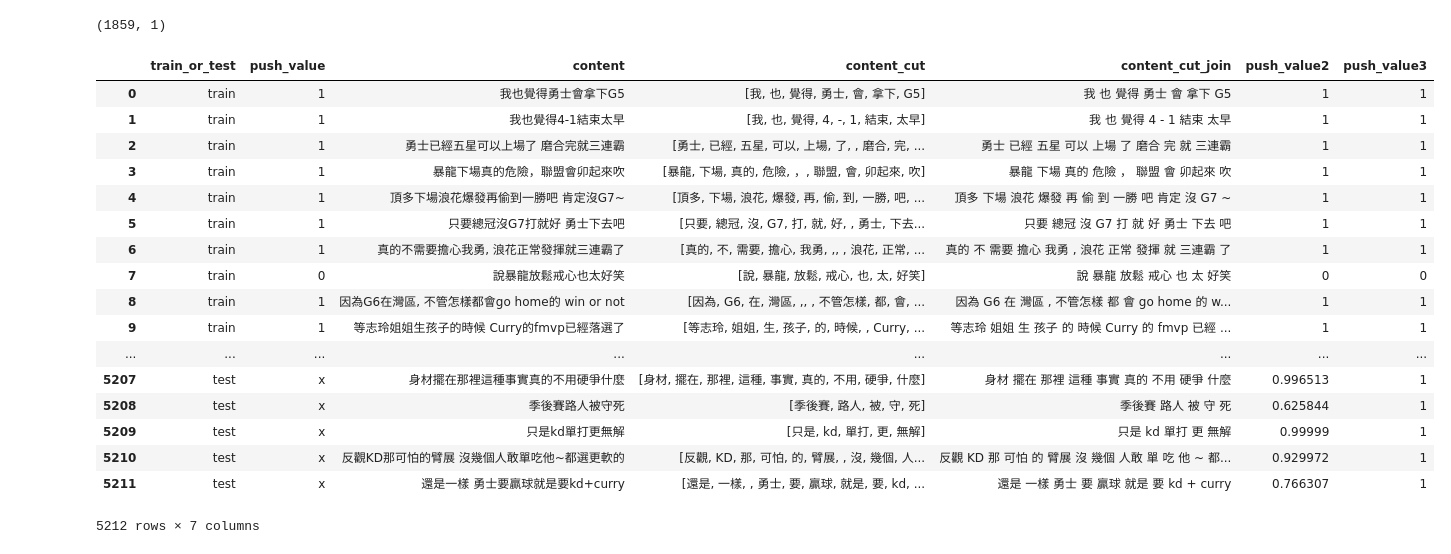
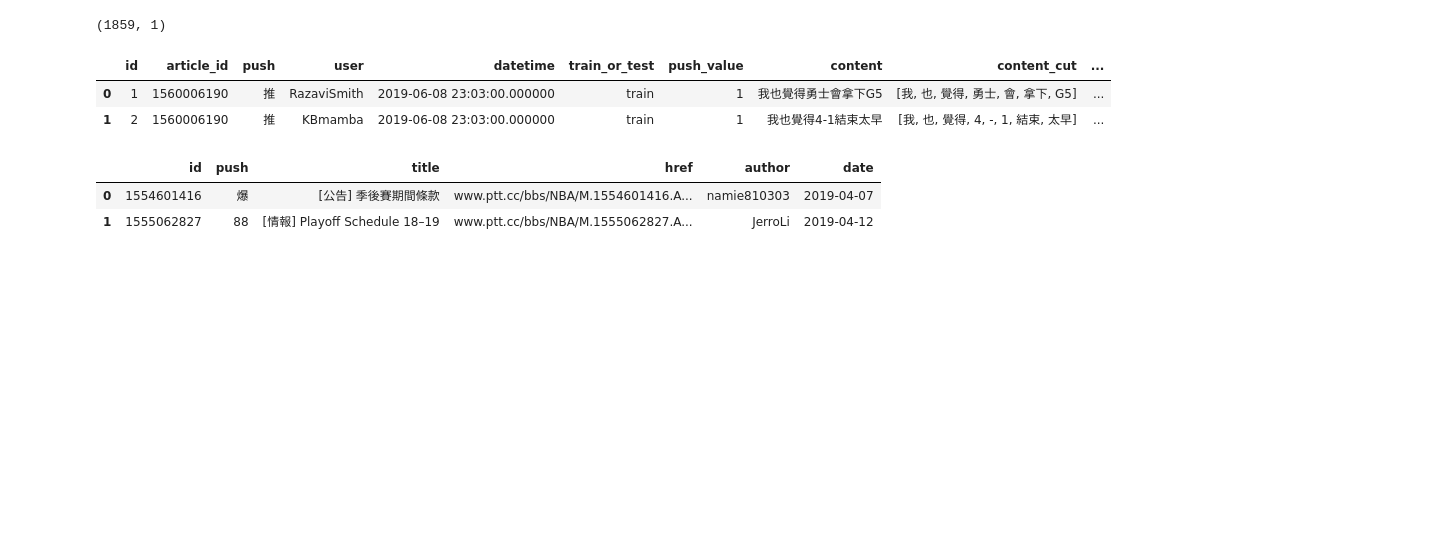
Before and after one commit to z76316/See26, a Jupyter notebook: sentiment-classification/preprocessing.ipynb, the cells around one changed output. Cells and saved outputs as stored; diff of their text form; code cells hidden in the pictures; blank space fills up the shorter version.

```diff
--- a/sentiment-classification/preprocessing.ipynb
+++ b/sentiment-classification/preprocessing.ipynb
@@ -29,12 +27,11 @@ Using TensorFlow backend.
 
 # pushs = pd.read_sql_query(myQuery, engine)
 
-def get_pushs():
+def get_table(db_name='ptt_nba.db',table_name='pushs'):
     myQuery = '''
-    SELECT * FROM pushs
-    '''
+    SELECT * FROM %s
+    '''%(table_name)
 
-    db_name = 'ptt_nba.db'
     path=os.path.join('..','crawler',db_name)
     url = 'sqlite:///%s'%(path)
 
@@ -43,7 +40,7 @@ def get_pushs():
     pushs = pd.read_sql_query(myQuery, engine)
     return pushs
 
-pushs=get_pushs()
+pushs=get_table(db_name='ptt_nba.db',table_name='pushs')
 pushs.head()
 # %% [output]
 |  | id | article_id | push | user | content | datetime |
@@ -73,7 +70,8 @@ def get_push_value(x):
 def process_pushs(pushs):
     pushs['train_or_test'] = pushs['push'].apply(lambda x: train_or_test(x))
     pushs['push_value'] = pushs['push'].apply(lambda x: get_push_value(x))
-    pushs = pushs[['train_or_test','push_value','content']]
+    columns=['id', 'article_id', 'push', 'user', 'datetime', 'train_or_test', 'push_value', 'content']
+    pushs = pushs[columns]
     return pushs
 
 pushs_process=process_pushs(pushs)
@@ -345,43 +343,35 @@ y_test.shape
 # %%
 # pushs_test['push_value2']=y_test
 # pushs_test['push_value3']=pushs_test['push_value2'].apply(lambda x: int(round(x)))
 # pushs_test
 
 # pushs_train['push_value2']=pushs_train['push_value']
 # pushs_train['push_value3']=pushs_train['push_value']
 # pushs_train
 
 # pushs_all_after_process = pushs_train.append(pushs_test)
 # pushs_all_after_process = pushs_all_after_process.reset_index(drop=True)
 # pushs_all_after_process
 
 def get_pushs_all_after_process(pushs_train,pushs_test,y_test):
     pushs_test['push_value2']=y_test
     pushs_test['push_value3']=pushs_test['push_value2'].apply(lambda x: int(round(x)))
     pushs_train['push_value2']=pushs_train['push_value']
     pushs_train['push_value3']=pushs_train['push_value']
     pushs_all_after_process = pushs_train.append(pushs_test)
     pushs_all_after_process = pushs_all_after_process.reset_index(drop=True)
     return pushs_all_after_process
 
 pushs_all_after_process=get_pushs_all_after_process(pushs_train,pushs_test,y_test)
-pushs_all_after_process
+pushs_all_after_process.head(2)
 # %% [output]
-|  | train_or_test | push_value | content | content_cut | content_cut_join | push_value2 | push_value3 |
-| 0 | train | 1 | 我也覺得勇士會拿下G5 | [我, 也, 覺得, 勇士, 會, 拿下, G5] | 我 也 覺得 勇士 會 拿下 G5 | 1 | 1 |
-| 1 | train | 1 | 我也覺得4-1結束太早 | [我, 也, 覺得, 4, -, 1, 結束, 太早] | 我 也 覺得 4 - 1 結束 太早 | 1 | 1 |
-| 2 | train | 1 | 勇士已經五星可以上場了 磨合完就三連霸 | [勇士, 已經, 五星, 可以, 上場, 了, , 磨合, 完, ... | 勇士 已經 五星 可以 上場 了 磨合 完 就 三連霸 | 1 | 1 |
-| 3 | train | 1 | 暴龍下場真的危險，聯盟會卯起來吹 | [暴龍, 下場, 真的, 危險, ，, 聯盟, 會, 卯起來, 吹] | 暴龍 下場 真的 危險 ， 聯盟 會 卯起來 吹 | 1 | 1 |
-| 4 | train | 1 | 頂多下場浪花爆發再偷到一勝吧 肯定沒G7~ | [頂多, 下場, 浪花, 爆發, 再, 偷, 到, 一勝, 吧, ... | 頂多 下場 浪花 爆發 再 偷 到 一勝 吧 肯定 沒 G7 ~ | 1 | 1 |
-| 5 | train | 1 | 只要總冠沒G7打就好 勇士下去吧 | [只要, 總冠, 沒, G7, 打, 就, 好, , 勇士, 下去... | 只要 總冠 沒 G7 打 就 好 勇士 下去 吧 | 1 | 1 |
-| 6 | train | 1 | 真的不需要擔心我勇, 浪花正常發揮就三連霸了 | [真的, 不, 需要, 擔心, 我勇, ,, , 浪花, 正常, ... | 真的 不 需要 擔心 我勇 , 浪花 正常 發揮 就 三連霸 了 | 1 | 1 |
-| 7 | train | 0 | 說暴龍放鬆戒心也太好笑 | [說, 暴龍, 放鬆, 戒心, 也, 太, 好笑] | 說 暴龍 放鬆 戒心 也 太 好笑 | 0 | 0 |
-| 8 | train | 1 | 因為G6在灣區, 不管怎樣都會go home的 win or not | [因為, G6, 在, 灣區, ,, , 不管怎樣, 都, 會, ... | 因為 G6 在 灣區 , 不管怎樣 都 會 go home 的 w... | 1 | 1 |
-| 9 | train | 1 | 等志玲姐姐生孩子的時候 Curry的fmvp已經落選了 | [等志玲, 姐姐, 生, 孩子, 的, 時候, , Curry, ... | 等志玲 姐姐 生 孩子 的 時候 Curry 的 fmvp 已經 ... | 1 | 1 |
-| ... | ... | ... | ... | ... | ... | ... | ... |
-| 5207 | test | x | 身材擺在那裡這種事實真的不用硬爭什麼 | [身材, 擺在, 那裡, 這種, 事實, 真的, 不用, 硬爭, 什麼] | 身材 擺在 那裡 這種 事實 真的 不用 硬爭 什麼 | 0.996513 | 1 |
-| 5208 | test | x | 季後賽路人被守死 | [季後賽, 路人, 被, 守, 死] | 季後賽 路人 被 守 死 | 0.625844 | 1 |
-| 5209 | test | x | 只是kd單打更無解 | [只是, kd, 單打, 更, 無解] | 只是 kd 單打 更 無解 | 0.99999 | 1 |
-| 5210 | test | x | 反觀KD那可怕的臂展 沒幾個人敢單吃他~都選更軟的 | [反觀, KD, 那, 可怕, 的, 臂展, , 沒, 幾個, 人... | 反觀 KD 那 可怕 的 臂展 沒 幾個 人敢 單 吃 他 ~ 都... | 0.929972 | 1 |
-| 5211 | test | x | 還是一樣 勇士要贏球就是要kd+curry | [還是, 一樣, , 勇士, 要, 贏球, 就是, 要, kd, ... | 還是 一樣 勇士 要 贏球 就是 要 kd + curry | 0.766307 | 1 |
+|  | id | article_id | push | user | datetime | train_or_test | push_value | content | content_cut | ... |
+| 0 | 1 | 1560006190 | 推 | RazaviSmith | 2019-06-08 23:03:00.000000 | train | 1 | 我也覺得勇士會拿下G5 | [我, 也, 覺得, 勇士, 會, 拿下, G5] | ... |
+| 1 | 2 | 1560006190 | 推 | KBmamba | 2019-06-08 23:03:00.000000 | train | 1 | 我也覺得4-1結束太早 | [我, 也, 覺得, 4, -, 1, 結束, 太早] | ... |
-5212 rows × 7 columns
+# %%
+articles=get_table(db_name='ptt_nba.db',table_name='articles')
+articles.head(2)
+# %% [output]
+|  | id | push | title | href | author | date |
+| 0 | 1554601416 | 爆 | [公告] 季後賽期間條款 | www.ptt.cc/bbs/NBA/M.1554601416.A... | namie810303 | 2019-04-07 |
+| 1 | 1555062827 | 88 | [情報] Playoff Schedule 18–19 | www.ptt.cc/bbs/NBA/M.1555062827.A... | JerroLi | 2019-04-12 |
```
Also changed, not shown: parts of 6 cells of this notebook.
